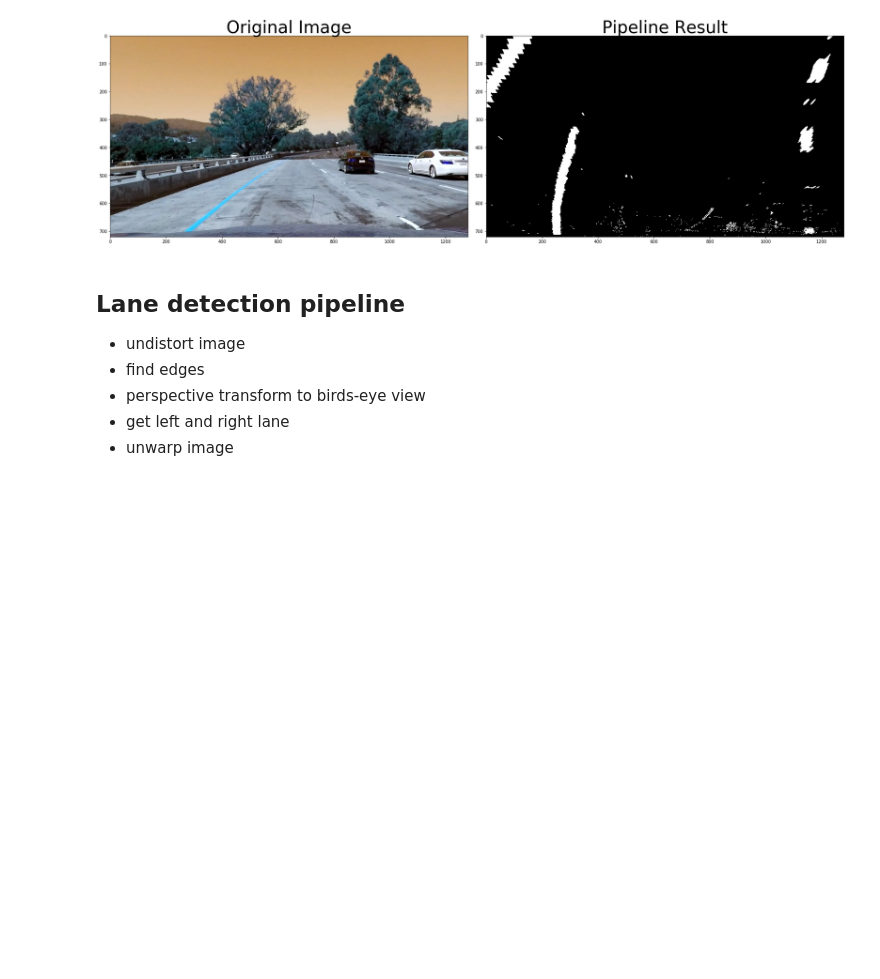
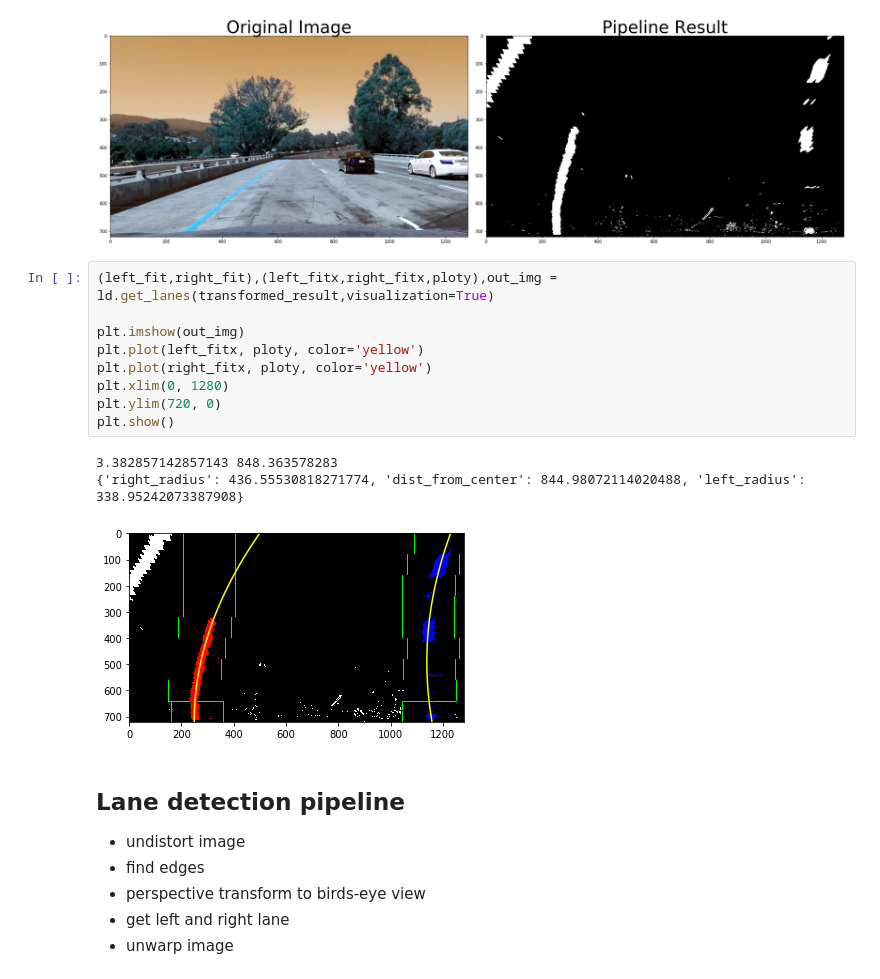
Before and after one commit to AmeyaWagh/CarND_Advanced_Lane_Lines, a Jupyter notebook: Advanced_Lane_Lines.ipynb, the cells around one changed output. Drawn from its saved outputs; the diff is of its cells as text; blank space fills up the shorter version.

Commit message:
implemented curve fitting using sliding window, lane attributes calaculated

```diff
--- a/Advanced_Lane_Lines.ipynb
+++ b/Advanced_Lane_Lines.ipynb
@@ -237,6 +371,19 @@ ax2.set_title('Pipeline Result', fontsize=40)
 plt.subplots_adjust(left=0., right=1, top=0.9, bottom=0.)
 # %% [output]
 [figure]
+# %%
+(left_fit,right_fit),(left_fitx,right_fitx,ploty),out_img = ld.get_lanes(transformed_result,visualization=True)
+
+plt.imshow(out_img)
+plt.plot(left_fitx, ploty, color='yellow')
+plt.plot(right_fitx, ploty, color='yellow')
+plt.xlim(0, 1280)
+plt.ylim(720, 0)
+plt.show()
+# %% [output]
+3.382857142857143 848.363578283
+{'right_radius': 436.55530818271774, 'dist_from_center': 844.98072114020488, 'left_radius': 338.95242073387908}
+[figure, added]
 # %% [markdown]
 ## Lane detection pipeline
  - undistort image
```
Also changed, not shown: parts of 1 cell of this notebook.
